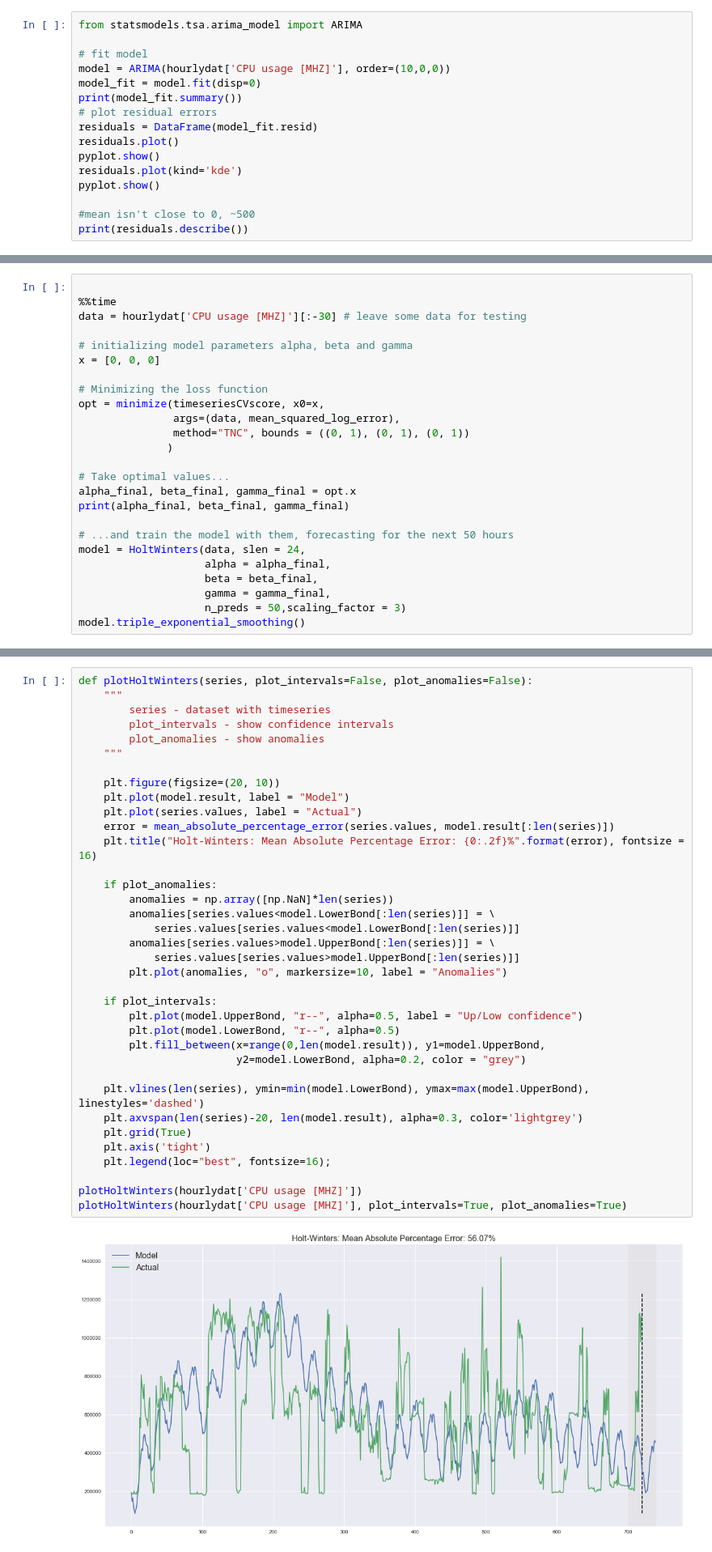
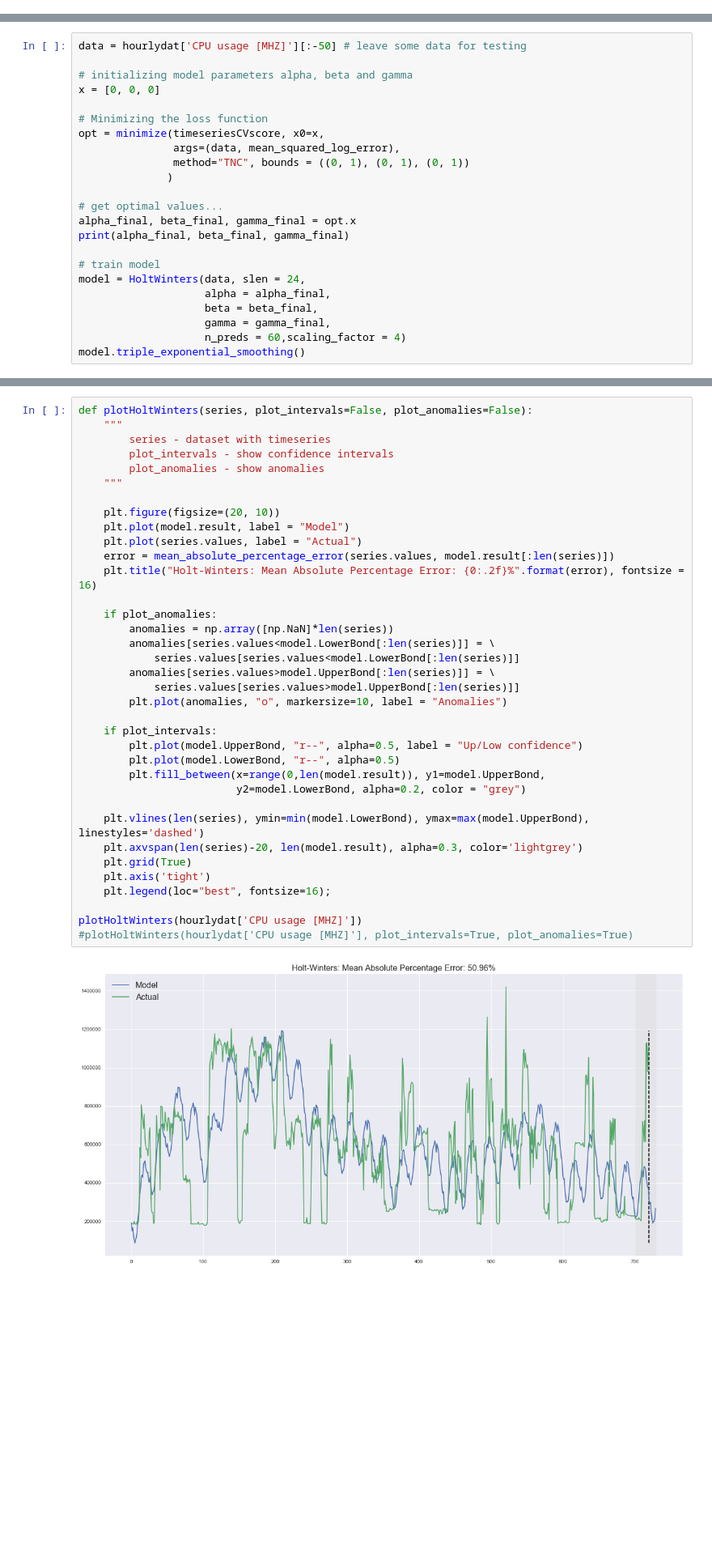
Before and after one commit to JessieRayeBauer/Time-Series-Forecasting-, a Jupyter notebook: Manifold_6_13_CLEAN_SUMMED.py.ipynb, the cells around one changed output, grey strips where cells are left out. Shown at 81% size. Saved outputs shown, nothing was run; the diff lists cells and outputs as text; blank space fills up the shorter version.

```diff
--- a/Manifold_6_13_CLEAN_SUMMED.py.ipynb
+++ b/Manifold_6_13_CLEAN_SUMMED.py.ipynb
@@ -410,19 +391,3 @@ min   -643671.334367
 50%     -2123.269327
 75%     26673.119966
 max    831039.120069
-# %%
-from statsmodels.tsa.arima_model import ARIMA
-
-# fit model
-model = ARIMA(hourlydat['CPU usage [MHZ]'], order=(10,0,0))
-model_fit = model.fit(disp=0)
-print(model_fit.summary())
-# plot residual errors
-residuals = DataFrame(model_fit.resid)
-residuals.plot()
-pyplot.show()
-residuals.plot(kind='kde')
-pyplot.show()
-
-#mean isn't close to 0, ~500
-print(residuals.describe())
@@ -735,9 +661,7 @@ def timeseriesCVscore(params, series, loss_function=mean_squared_error, slen=24)
 
     return np.mean(np.array(errors))
 # %%
-
-%%time
-data = hourlydat['CPU usage [MHZ]'][:-30] # leave some data for testing
+data = hourlydat['CPU usage [MHZ]'][:-50] # leave some data for testing
 
 # initializing model parameters alpha, beta and gamma
 x = [0, 0, 0]
@@ -748,15 +672,15 @@ opt = minimize(timeseriesCVscore, x0=x,
                method="TNC", bounds = ((0, 1), (0, 1), (0, 1))
               )
 
-# Take optimal values...
+# get optimal values...
 alpha_final, beta_final, gamma_final = opt.x
 print(alpha_final, beta_final, gamma_final)
 
-# ...and train the model with them, forecasting for the next 50 hours
+# train model
 model = HoltWinters(data, slen = 24,
                     alpha = alpha_final,
                     beta = beta_final,
                     gamma = gamma_final,
-                    n_preds = 50,scaling_factor = 3)
+                    n_preds = 60,scaling_factor = 4)
 model.triple_exponential_smoothing()
 # %% [output]
@@ -772,32 +694,32 @@ def plotHoltWinters(series, plot_intervals=False, plot_anomalies=False):
     """
 
     plt.figure(figsize=(20, 10))
     plt.plot(model.result, label = "Model")
     plt.plot(series.values, label = "Actual")
     error = mean_absolute_percentage_error(series.values, model.result[:len(series)])
     plt.title("Holt-Winters: Mean Absolute Percentage Error: {0:.2f}%".format(error), fontsize = 16)
 
     if plot_anomalies:
         anomalies = np.array([np.NaN]*len(series))
         anomalies[series.values<model.LowerBond[:len(series)]] = \
             series.values[series.values<model.LowerBond[:len(series)]]
         anomalies[series.values>model.UpperBond[:len(series)]] = \
             series.values[series.values>model.UpperBond[:len(series)]]
         plt.plot(anomalies, "o", markersize=10, label = "Anomalies")
 
     if plot_intervals:
         plt.plot(model.UpperBond, "r--", alpha=0.5, label = "Up/Low confidence")
         plt.plot(model.LowerBond, "r--", alpha=0.5)
         plt.fill_between(x=range(0,len(model.result)), y1=model.UpperBond,
                          y2=model.LowerBond, alpha=0.2, color = "grey")
 
     plt.vlines(len(series), ymin=min(model.LowerBond), ymax=max(model.UpperBond), linestyles='dashed')
     plt.axvspan(len(series)-20, len(model.result), alpha=0.3, color='lightgrey')
     plt.grid(True)
     plt.axis('tight')
     plt.legend(loc="best", fontsize=16);
 
 plotHoltWinters(hourlydat['CPU usage [MHZ]'])
-plotHoltWinters(hourlydat['CPU usage [MHZ]'], plot_intervals=True, plot_anomalies=True)
+#plotHoltWinters(hourlydat['CPU usage [MHZ]'], plot_intervals=True, plot_anomalies=True)
 # %% [output]
-[figure, old version]
+[figure, new version]
```
Also changed, not shown: parts of 57 cells of this notebook, 1 other file.
